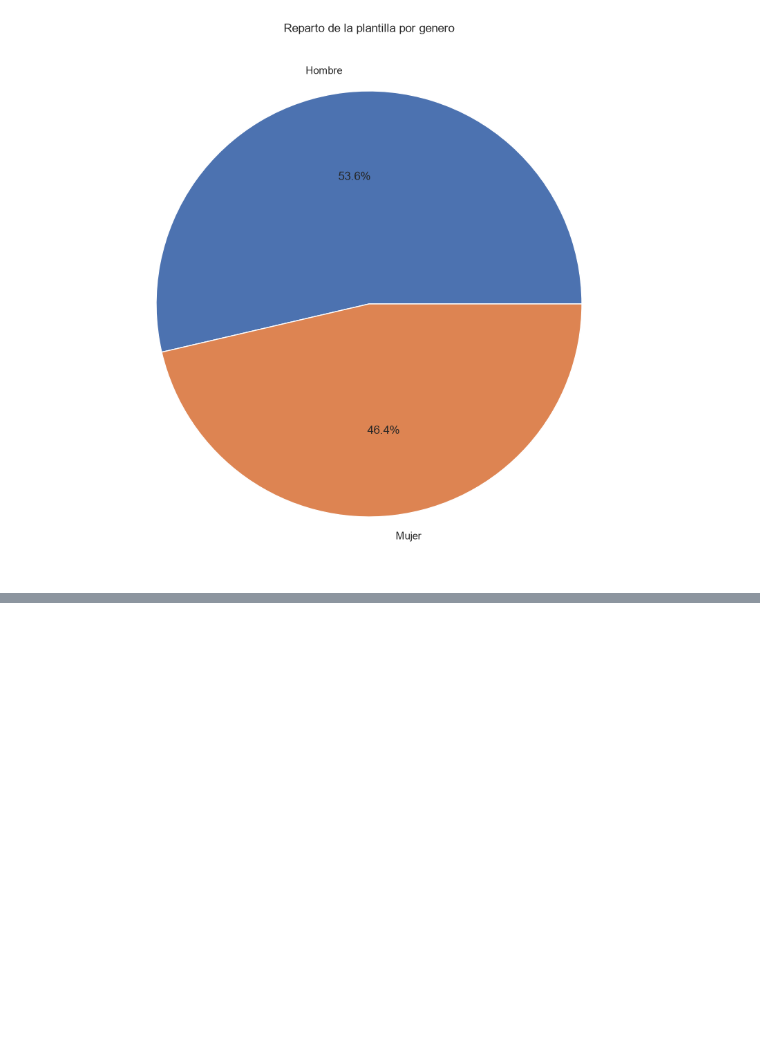
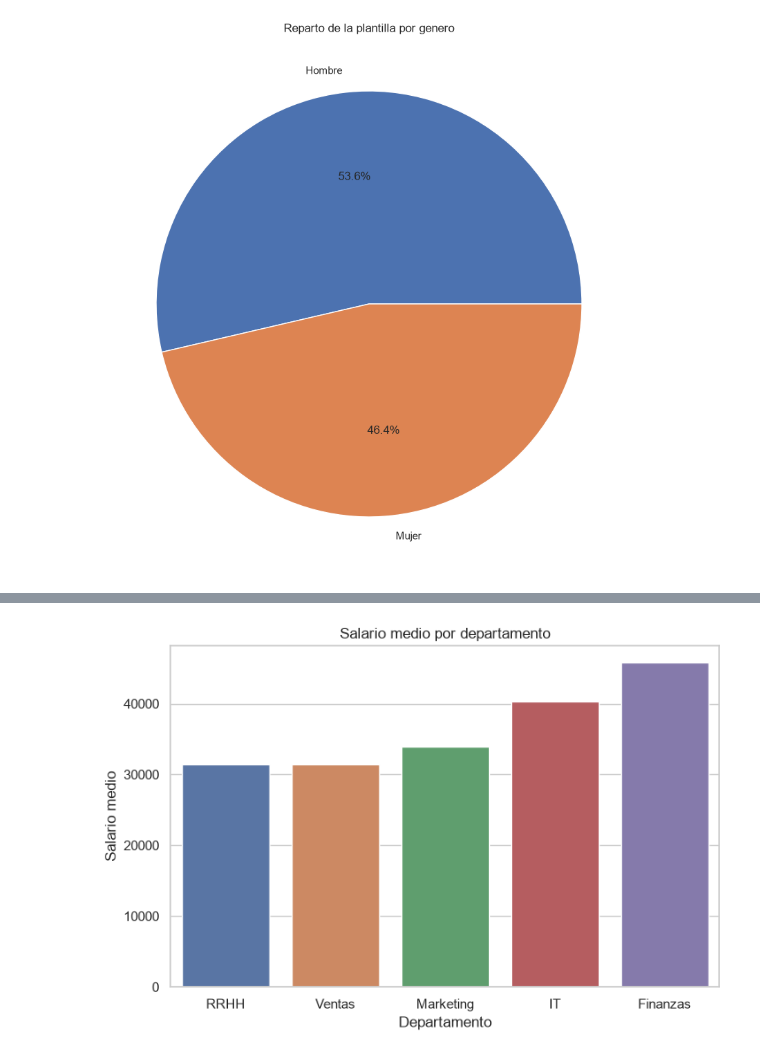
Before and after one commit to nietomoreno84-lgtm/clases_python_bigdata, a Jupyter notebook: 10_visulalizacion_datos/EDA_empleados_rrhh.ipynb, the cells around one changed output, grey strips where cells are left out. Saved outputs shown, nothing was run; the diff lists cells and outputs as text; code cells hidden in the pictures; blank space fills up the shorter version.

```diff
--- a/10_visulalizacion_datos/EDA_empleados_rrhh.ipynb
+++ b/10_visulalizacion_datos/EDA_empleados_rrhh.ipynb
@@ -49,0 +55,11 @@ df.head()
+# %%
+URL_INSERT_DATA= "https://david.n8ncamp.com/webhook-test/nuevos-empleados"
+
+response = rq.get(URL_INSERT_DATA, timeout=10)
+df_nuevos = pd.DataFrame(response.json())
+
+df = pd.concat([df, df_nuevos], ignore_index=True)
+
+print(f'empleados nuevos incorporados desde n8n {len(df_nuevos)}')
+print('Dimension del nuevo dataframe', df.shape)
+df.tail()
@@ -296,0 +337,34 @@ plt.pie(conteo_genero, labels=conteo_genero.index, autopct='%1.1f%%' )
+# %%
+salario_medio_dpto = (
+    df.groupby('departamento')['salario_anual']
+    .mean()
+    .round(2)
+    .reset_index()
+    .sort_values('salario_anual', ascending=True)
+)
+# print(salario_medio_dpto)
+
+
+
+salario_medio_dpto = (
+    df.groupby('departamento')['salario_anual']
+    .mean()
+    .round(2)
+    .reset_index()
+    .sort_values('salario_anual', ascending=True)
+)
+# print(salario_medio_dpto)
+
+
+
+plt.figure(figsize=(8,5))
+plt.title('Salario medio por departamento')
+sns.barplot(data=salario_medio_dpto, x="departamento", y="salario_anual", hue="departamento", legend=False)
+plt.xlabel('Departamento')
+plt.ylabel('Salario medio')
+plt.show()
+
+
+plt.show()
+# %% [output]
+[figure, added]
```
Also changed, not shown: parts of 18 cells of this notebook.
